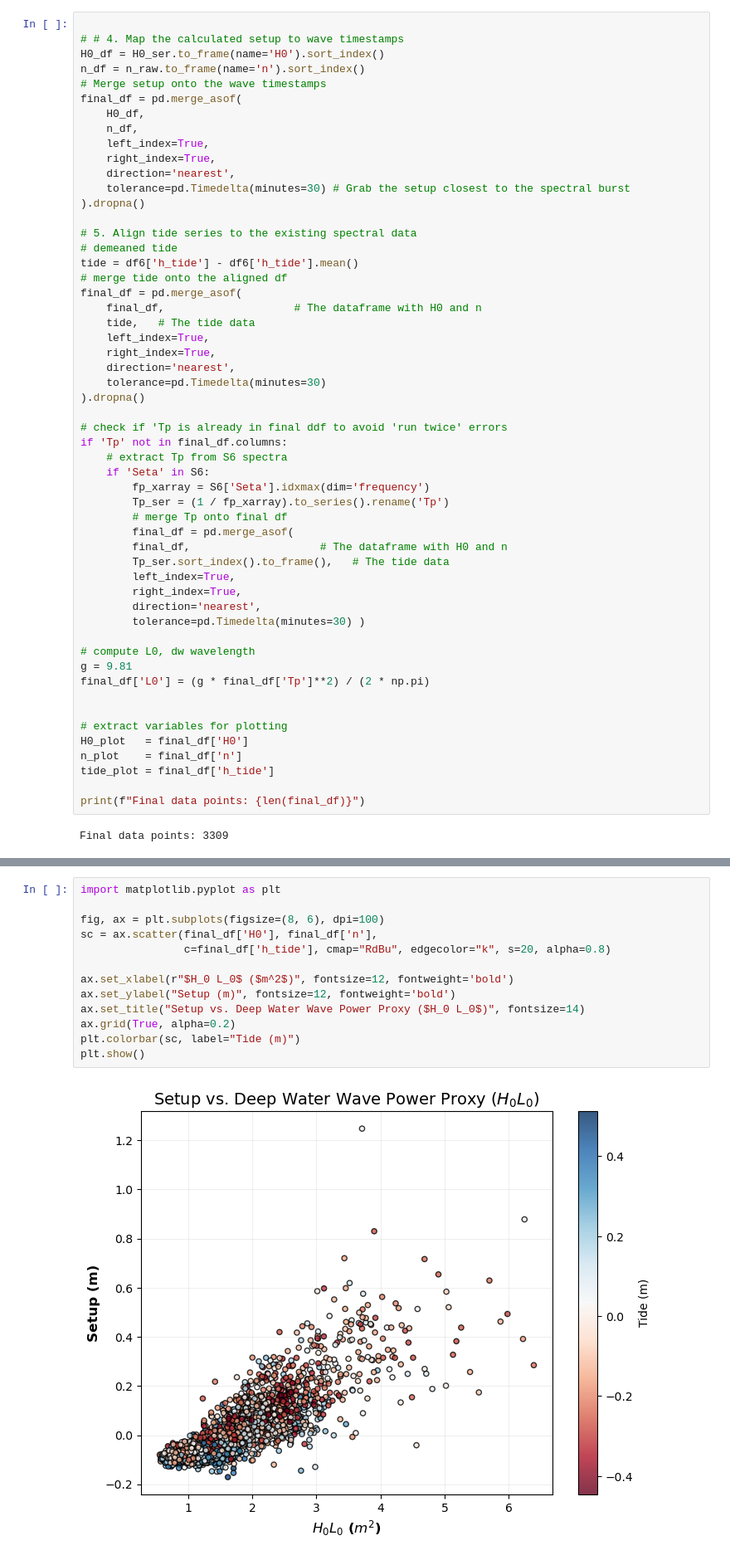
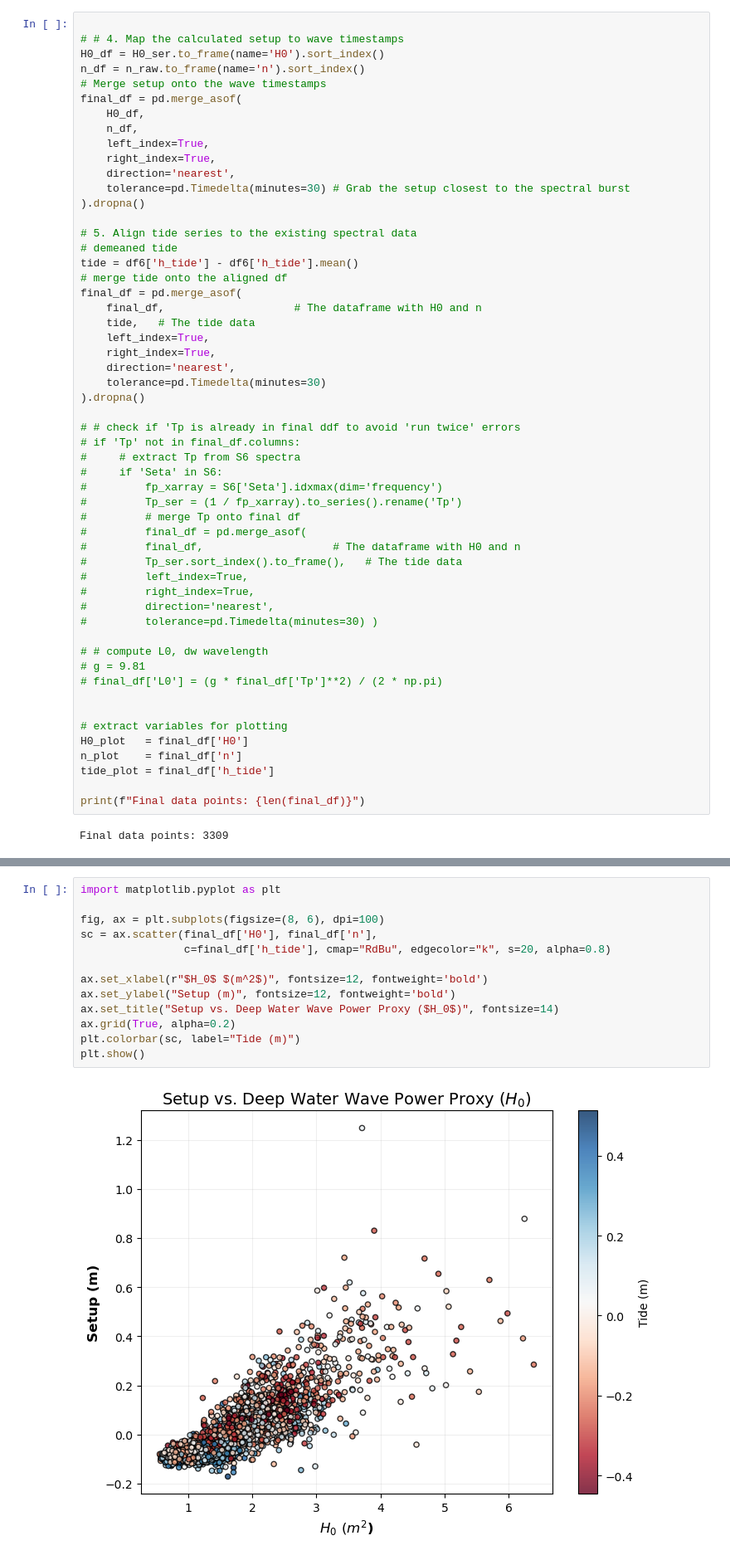
Before and after one commit to isidora-rojas/PILOT_Mokuleia, a Jupyter notebook: Mark_Meetings/2025-12-10_meeting.ipynb, the cells around one changed output, grey strips where cells are left out. Shown at 83% size. Saved outputs shown, nothing was run; the diff lists cells and outputs as text.

```diff
--- a/Mark_Meetings/2025-12-10_meeting.ipynb
+++ b/Mark_Meetings/2025-12-10_meeting.ipynb
@@ -81,24 +101,24 @@ final_df = pd.merge_asof(
     tolerance=pd.Timedelta(minutes=30)
 ).dropna()
 
-# check if 'Tp is already in final ddf to avoid 'run twice' errors
-if 'Tp' not in final_df.columns:
-    # extract Tp from S6 spectra
-    if 'Seta' in S6:
-        fp_xarray = S6['Seta'].idxmax(dim='frequency')
-        Tp_ser = (1 / fp_xarray).to_series().rename('Tp')
-        # merge Tp onto final df
-        final_df = pd.merge_asof(
-        final_df,                    # The dataframe with H0 and n
-        Tp_ser.sort_index().to_frame(),   # The tide data
-        left_index=True,
-        right_index=True,
-        direction='nearest',
-        tolerance=pd.Timedelta(minutes=30) )
+# # check if 'Tp is already in final ddf to avoid 'run twice' errors
+# if 'Tp' not in final_df.columns:
+#     # extract Tp from S6 spectra
+#     if 'Seta' in S6:
+#         fp_xarray = S6['Seta'].idxmax(dim='frequency')
+#         Tp_ser = (1 / fp_xarray).to_series().rename('Tp')
+#         # merge Tp onto final df
+#         final_df = pd.merge_asof(
+#         final_df,                    # The dataframe with H0 and n
+#         Tp_ser.sort_index().to_frame(),   # The tide data
+#         left_index=True,
+#         right_index=True,
+#         direction='nearest',
+#         tolerance=pd.Timedelta(minutes=30) )
 
-# compute L0, dw wavelength
-g = 9.81
-final_df['L0'] = (g * final_df['Tp']**2) / (2 * np.pi)
+# # compute L0, dw wavelength
+# g = 9.81
+# final_df['L0'] = (g * final_df['Tp']**2) / (2 * np.pi)
 
 
 # extract variables for plotting
@@ -129,15 +149,15 @@ final_df
 # %%
 import matplotlib.pyplot as plt
 
 fig, ax = plt.subplots(figsize=(8, 6), dpi=100)
 sc = ax.scatter(final_df['H0'], final_df['n'],
                 c=final_df['h_tide'], cmap="RdBu", edgecolor="k", s=20, alpha=0.8)
 
-ax.set_xlabel(r"$H_0 L_0$ ($m^2$)", fontsize=12, fontweight='bold')
+ax.set_xlabel(r"$H_0$ $(m^2$)", fontsize=12, fontweight='bold')
 ax.set_ylabel("Setup (m)", fontsize=12, fontweight='bold')
-ax.set_title("Setup vs. Deep Water Wave Power Proxy ($H_0 L_0$)", fontsize=14)
+ax.set_title("Setup vs. Deep Water Wave Power Proxy ($H_0$)", fontsize=14)
 ax.grid(True, alpha=0.2)
 plt.colorbar(sc, label="Tide (m)")
 plt.show()
 # %% [output]
-[figure, old version]
+[figure, new version]
```
Also changed, not shown: parts of 39 cells of this notebook, 2 other files.
